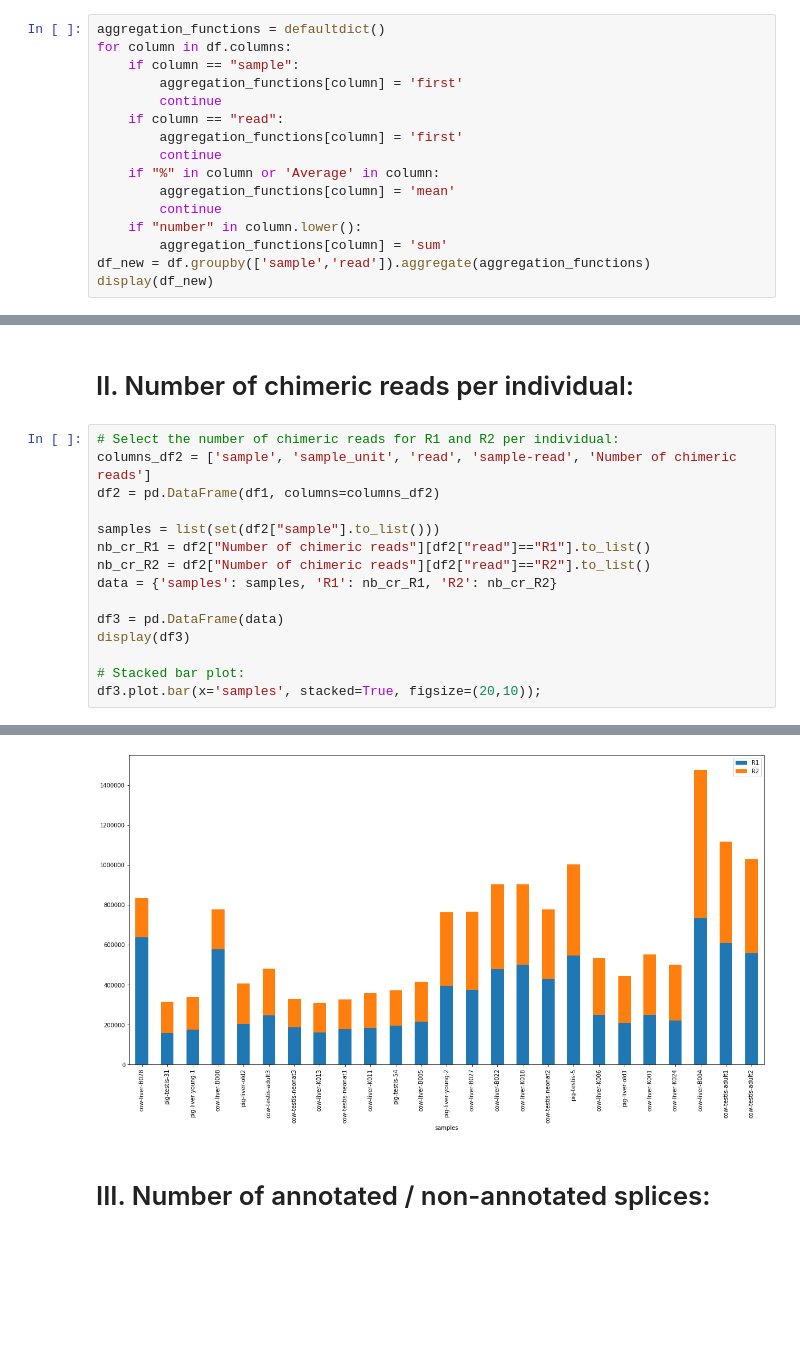
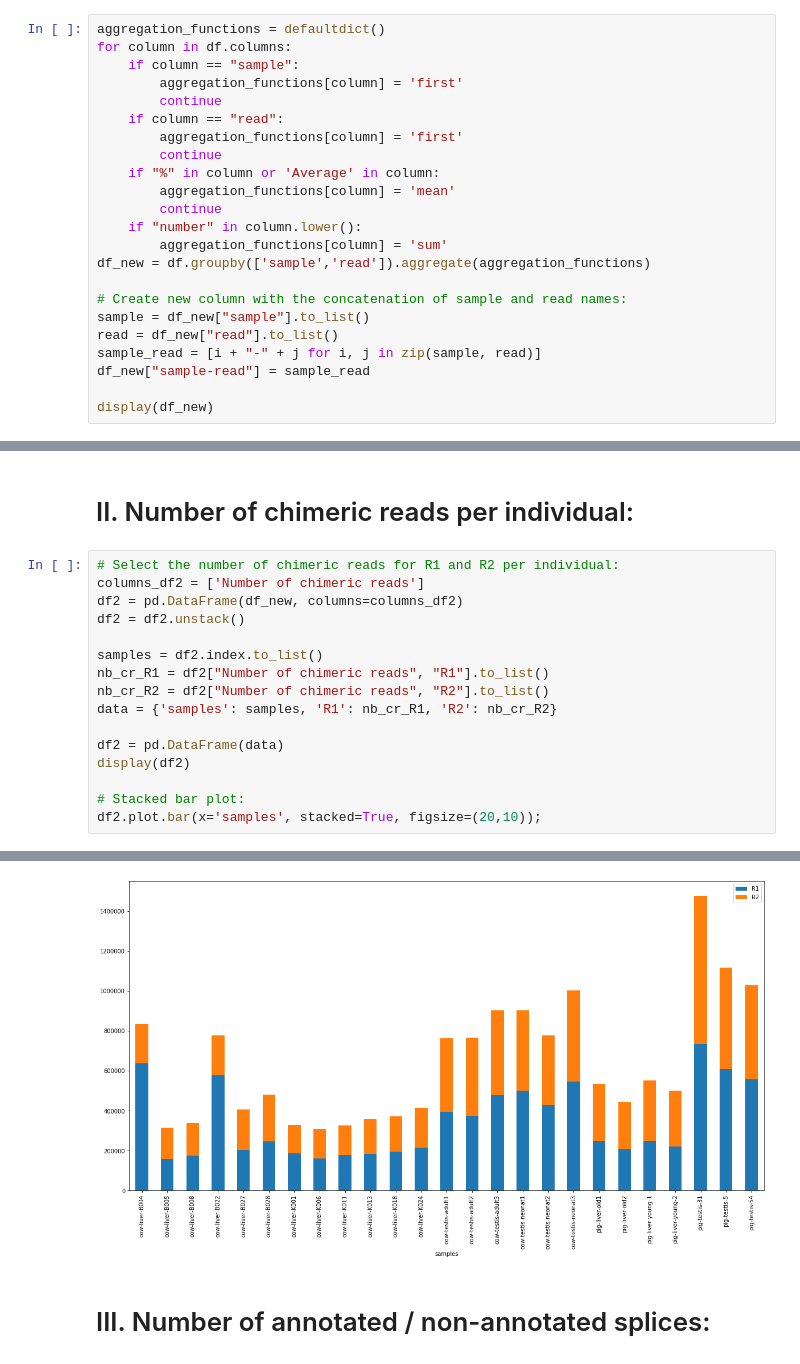
Before and after one commit to GenEpi-GenPhySE/circDetector, a Jupyter notebook: scripts/stats_mapping.ipynb, the cells around one changed output, grey strips where cells are left out. Drawn from its saved outputs; the diff is of its cells as text; blank space fills up the shorter version.

```diff
--- a/scripts/stats_mapping.ipynb
+++ b/scripts/stats_mapping.ipynb
@@ -75,6 +76,13 @@ for column in df.columns:
     if "number" in column.lower():
         aggregation_functions[column] = 'sum'
 df_new = df.groupby(['sample','read']).aggregate(aggregation_functions)
+
+# Create new column with the concatenation of sample and read names:
+sample = df_new["sample"].to_list()
+read = df_new["read"].to_list()
+sample_read = [i + "-" + j for i, j in zip(sample, read)]
+df_new["sample-read"] = sample_read
+
 display(df_new)
 # %% [output]
 |  |  | sample | read | Number of input reads | Uniquely mapped reads number | Uniquely mapped reads % | ... |
@@ -146,18 +148,19 @@ df_clean.plot.bar(x='sample-read', stacked=True, figsize=(20,10));
 # II. Number of chimeric reads per individual:
 # %%
 # Select the number of chimeric reads for R1 and R2 per individual:
-columns_df2 = ['sample', 'sample_unit', 'read', 'sample-read', 'Number of chimeric reads']
-df2 = pd.DataFrame(df1, columns=columns_df2)
+columns_df2 = ['Number of chimeric reads']
+df2 = pd.DataFrame(df_new, columns=columns_df2)
+df2 = df2.unstack()
 
-samples = list(set(df2["sample"].to_list()))
-nb_cr_R1 = df2["Number of chimeric reads"][df2["read"]=="R1"].to_list()
-nb_cr_R2 = df2["Number of chimeric reads"][df2["read"]=="R2"].to_list()
+samples = df2.index.to_list()
+nb_cr_R1 = df2["Number of chimeric reads", "R1"].to_list()
+nb_cr_R2 = df2["Number of chimeric reads", "R2"].to_list()
 data = {'samples': samples, 'R1': nb_cr_R1, 'R2': nb_cr_R2}
 
-df3 = pd.DataFrame(data)
-display(df3)
+df2 = pd.DataFrame(data)
+display(df2)
 
 # Stacked bar plot:
-df3.plot.bar(x='samples', stacked=True, figsize=(20,10));
+df2.plot.bar(x='samples', stacked=True, figsize=(20,10));
 # %% [output]
 |  | samples | R1 | R2 |
@@ -180,4 +183,4 @@ df3.plot.bar(x='samples', stacked=True, figsize=(20,10));
-[figure, old version]
+[figure, new version]
 # %% [markdown]
 # III. Number of annotated / non-annotated splices:
 # %%
```
Also changed, not shown: parts of 7 cells of this notebook.
